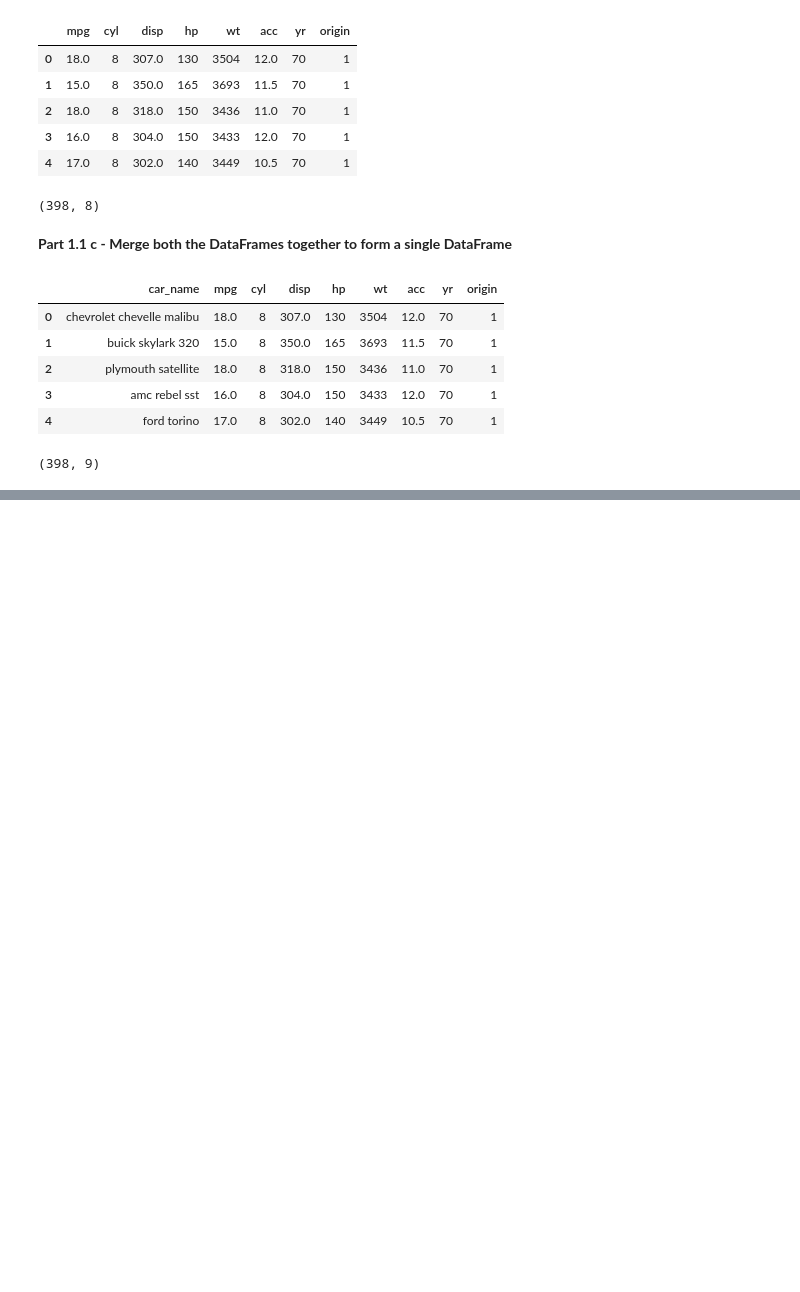
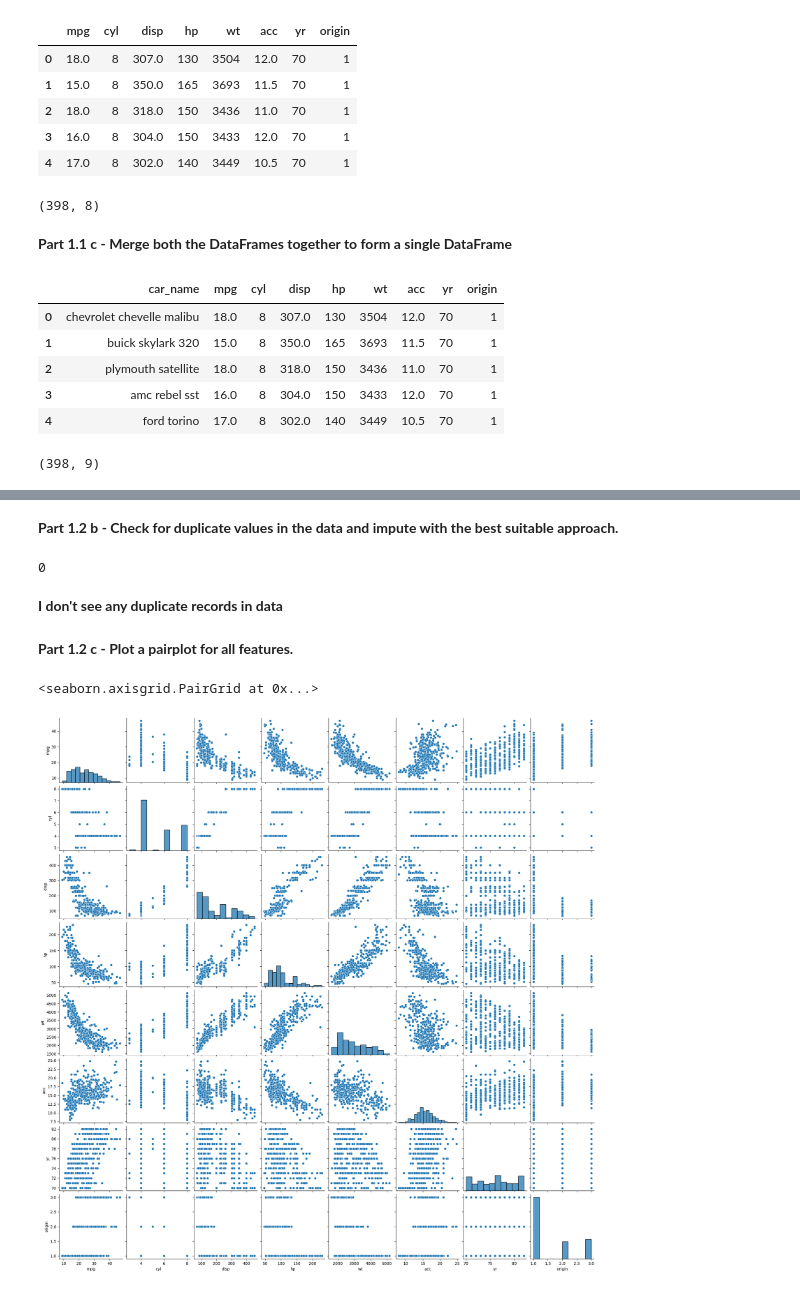
Before and after one commit to RethinaDuraiJohn/GreatLearning, a Jupyter notebook: Unsupervised/Project/UnsupervisedProject.ipynb, the cells around one changed output, grey strips where cells are left out. Drawn from its saved outputs; the diff is of its cells as text; code cells hidden in the pictures; blank space fills up the shorter version.

Commit message:
till pairplot

```diff
--- a/Unsupervised/Project/UnsupervisedProject.ipynb
+++ b/Unsupervised/Project/UnsupervisedProject.ipynb
@@ -60,0 +261,4 @@ data.shape
+# %%
+data["hp"] = data["hp"].replace("?", pd.NaT)
+# %%
+data["hp"] = pd.to_numeric(data["hp"], errors='coerce')
@@ -60,0 +292,2 @@ data.shape
+# %%
+data["hp"].fillna(data["hp"].mean(), inplace=True)
@@ -60,0 +313,16 @@ data.shape
+# %% [markdown]
+**Part 1.2 b - Check for duplicate values in the data and
+impute with the best suitable approach.**
+# %%
+data.duplicated().sum()
+# %% [output]
+0
+# %% [markdown]
+**I don't see any duplicate records in data**
+# %% [markdown]
+**Part 1.2 c - Plot a pairplot for all features.**
+# %%
+sns.pairplot(data)
+# %% [output]
+<seaborn.axisgrid.PairGrid at 0x...>
+[figure, added]
```
Also changed, not shown: parts of 11 cells of this notebook.
